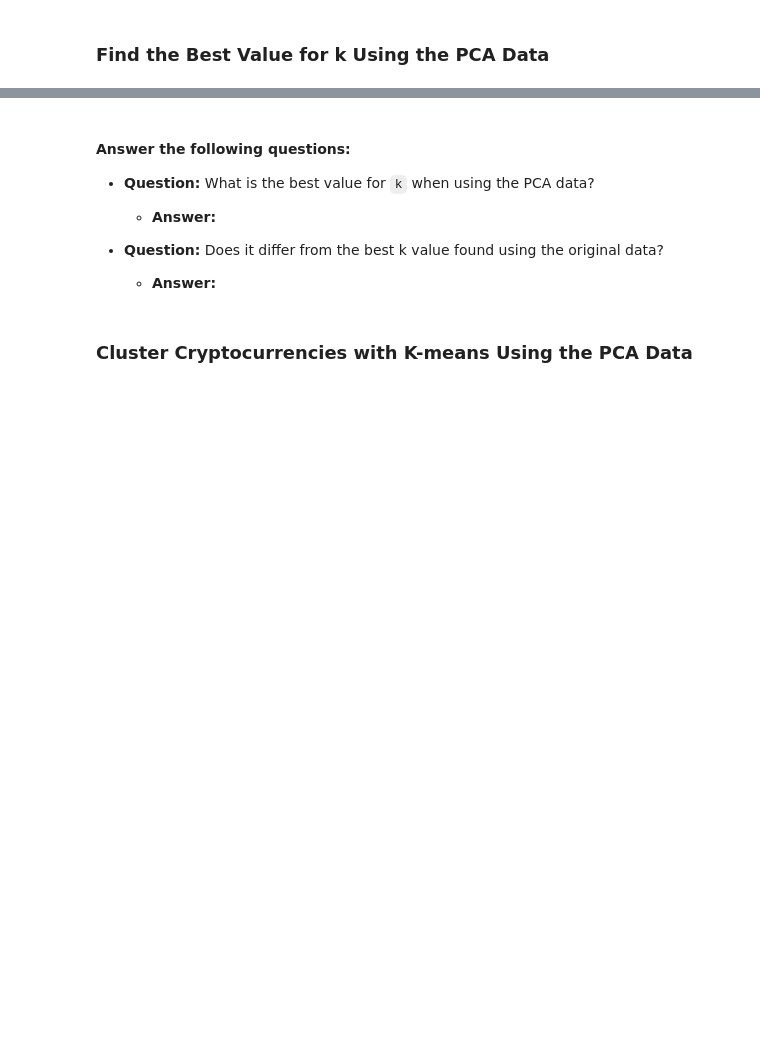
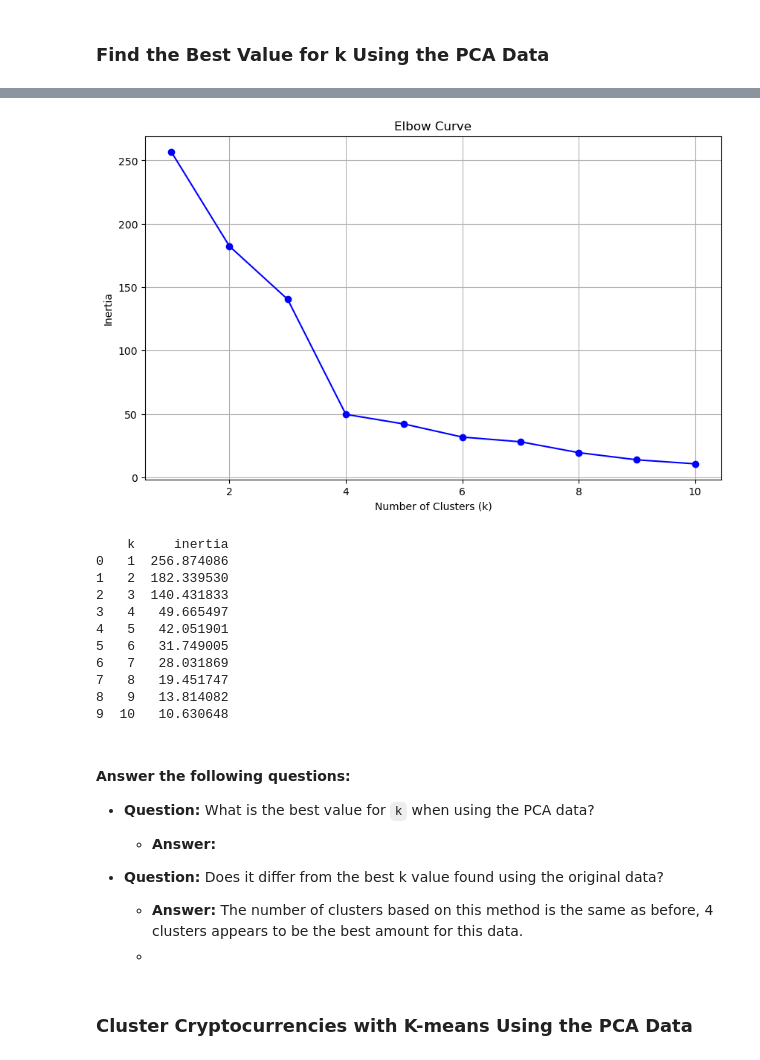
Before and after one commit to SikoticVinyl/CryptoClustering, a Jupyter notebook: Crypto_Clustering.ipynb, the cells around one changed output, grey strips where cells are left out. Cells and saved outputs as stored; diff of their text form; code cells hidden in the pictures; blank space fills up the shorter version.

Commit message:
finished PCA, converted to DF and ran elbow on PCA data.

```diff
--- a/Crypto_Clustering.ipynb
+++ b/Crypto_Clustering.ipynb
@@ -286,0 +240,29 @@ Explained Variance Ratio: [0.3719856  0.34700813 0.17603793]
+# %%
+# Define a range of k values for the KMeans algorithm to test from 1 to 10 clusters
+k_values = range(1, 11)
+
+# Initialize an empty list to store the inertia values for each k
+inertia = []
+
+# Loop over each k value in the range
+for k in k_values:
+    # Create a KMeans model with the current number of clusters (k) and a fixed random state for reproducibility
+    model = KMeans(n_clusters=k, random_state=42)
+
+    # Fit the KMeans model to the PCA-transformed data (pca_df)
+    model.fit(pca_df)
+
+    # Append the inertia (sum of squared distances to the nearest cluster center) of the current model to the inertia list
+    inertia.append(model.inertia_)
+
+# Create a dictionary with the k values and their corresponding inertia values
+pcaelbow_data = {
+    "k": k_values,
+    "inertia": inertia
+}
+
+# Convert the dictionary into a DataFrame to facilitate plotting the Elbow curve
+pcaelbow_df = pd.DataFrame(pcaelbow_data)
+
+# Display the DataFrame to visualize the k values and their associated inertia
+display(pcaelbow_df)
@@ -287,3 +281,27 @@ Explained Variance Ratio: [0.3719856  0.34700813 0.17603793]
+# %%
+# Plot the elbow curve for the PCA data
+plt.figure(figsize=(10, 6))
+plt.plot(pcaelbow_df['k'], pcaelbow_df['inertia'], 'bo-')
+plt.xlabel('Number of Clusters (k)')
+plt.ylabel('Inertia')
+plt.title('Elbow Curve')
+plt.grid(True)
+plt.show()
+
+print(pcaelbow_df)
+# %% [output]
+[figure, added]
+    k     inertia
+0   1  256.874086
+1   2  182.339530
+2   3  140.431833
+3   4   49.665497
+4   5   42.051901
+5   6   31.749005
+6   7   28.031869
+7   8   19.451747
+8   9   13.814082
+9  10   10.630648
 # %% [markdown]
 #### Answer the following questions:
 * **Question:** What is the best value for `k` when using the PCA data?
@@ -293,7 +311,8 @@ Explained Variance Ratio: [0.3719856  0.34700813 0.17603793]
 
 * **Question:** Does it differ from the best k value found using the original data?
 
-  * **Answer:**
+  * **Answer:** The number of clusters based on this method is the same as before, 4 clusters appears to be the best amount for this data.
+  *
 # %% [markdown]
 ### Cluster Cryptocurrencies with K-means Using the PCA Data
 # %%
```
Also changed, not shown: parts of 6 cells of this notebook, 1 other file.
